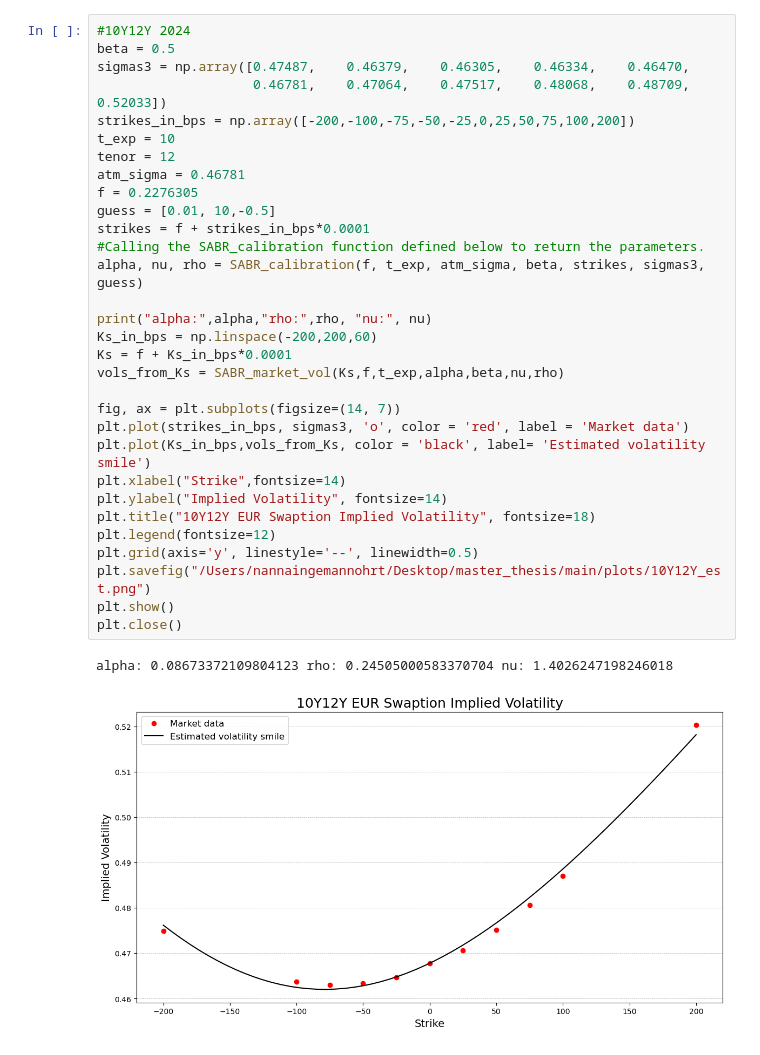
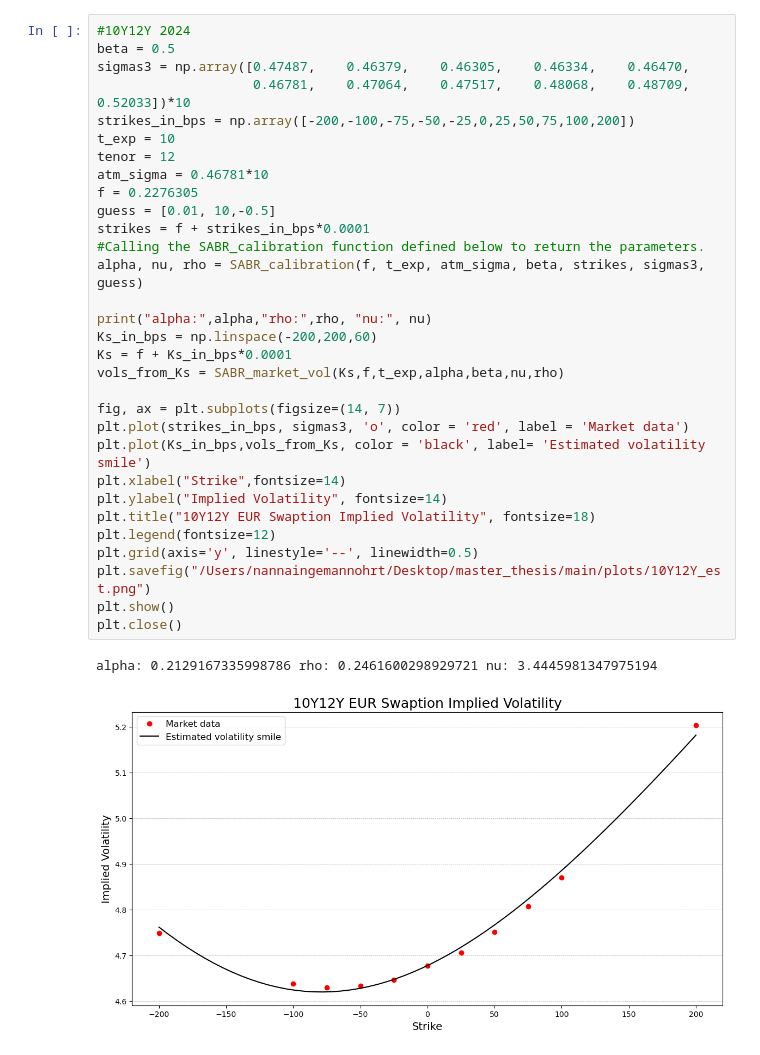
Before and after one commit to NannaOhrt/master_thesis, a Jupyter notebook: main/code/cal_parm_SABR.ipynb, the cells around one changed output. Drawn from its saved outputs; the diff is of its cells as text.

```diff
--- a/main/code/cal_parm_SABR.ipynb
+++ b/main/code/cal_parm_SABR.ipynb
@@ -181,37 +181,37 @@ alpha: 0.0829187964755025 rho: 0.2195531743337287 nu: 1.5013024304044669
 # %%
 #10Y12Y 2024
 beta = 0.5
 sigmas3 = np.array([0.47487,	0.46379,	0.46305,	0.46334,	0.46470,
-                    0.46781,	0.47064,	0.47517,	0.48068,	0.48709,	0.52033])
+                    0.46781,	0.47064,	0.47517,	0.48068,	0.48709,	0.52033])*10
 strikes_in_bps = np.array([-200,-100,-75,-50,-25,0,25,50,75,100,200])
 t_exp = 10
 tenor = 12
-atm_sigma = 0.46781
+atm_sigma = 0.46781*10
 f = 0.2276305
 guess = [0.01, 10,-0.5]
 strikes = f + strikes_in_bps*0.0001
 #Calling the SABR_calibration function defined below to return the parameters.
 alpha, nu, rho = SABR_calibration(f, t_exp, atm_sigma, beta, strikes, sigmas3, guess)
 
 print("alpha:",alpha,"rho:",rho, "nu:", nu)
 Ks_in_bps = np.linspace(-200,200,60)
 Ks = f + Ks_in_bps*0.0001
 vols_from_Ks = SABR_market_vol(Ks,f,t_exp,alpha,beta,nu,rho)
 
 fig, ax = plt.subplots(figsize=(14, 7))
 plt.plot(strikes_in_bps, sigmas3, 'o', color = 'red', label = 'Market data')
 plt.plot(Ks_in_bps,vols_from_Ks, color = 'black', label= 'Estimated volatility smile')
 plt.xlabel("Strike",fontsize=14)
 plt.ylabel("Implied Volatility", fontsize=14)
 plt.title("10Y12Y EUR Swaption Implied Volatility", fontsize=18)
 plt.legend(fontsize=12)
 plt.grid(axis='y', linestyle='--', linewidth=0.5)
 plt.savefig("/Users/nannaingemannohrt/Desktop/master_thesis/main/plots/10Y12Y_est.png")
 plt.show()
 plt.close()
 # %% [output]
-alpha: 0.08673372109804123 rho: 0.24505000583370704 nu: 1.4026247198246018
+alpha: 0.2129167335998786 rho: 0.2461600298929721 nu: 3.4445981347975194
-[figure, old version]
+[figure, new version]
 # %%
 #10Y10Y 2024
 beta = 0.5
```
Also changed, not shown: parts of 9 cells of this notebook, 25 other files.
